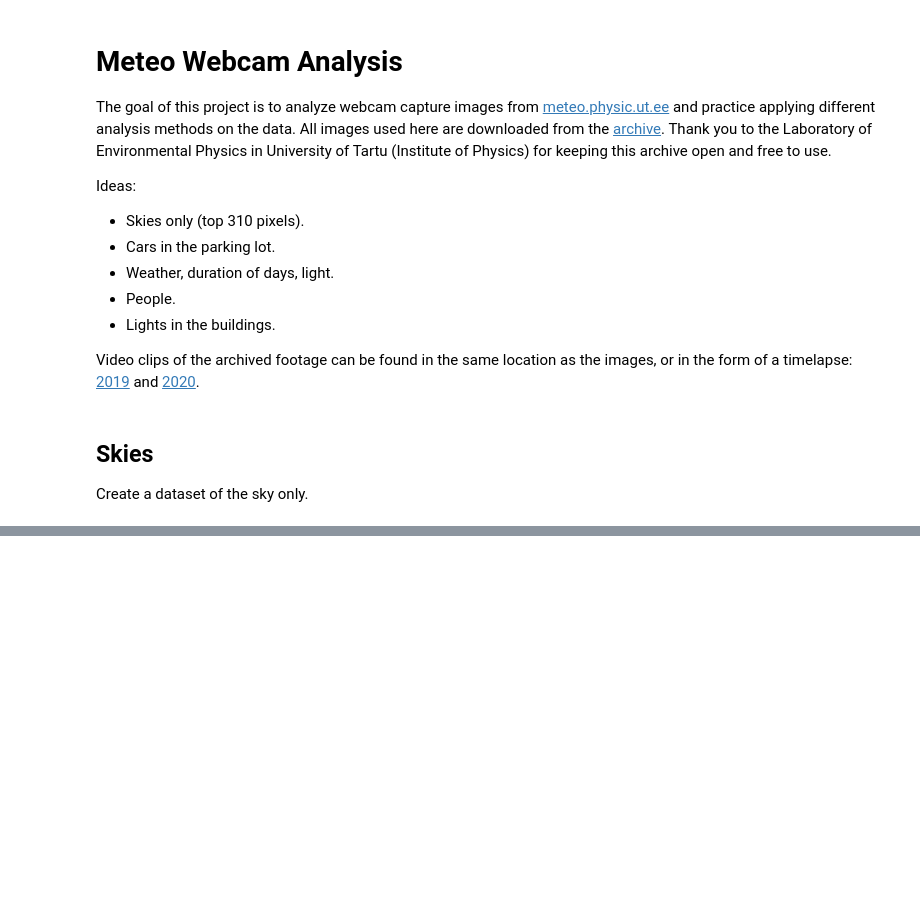
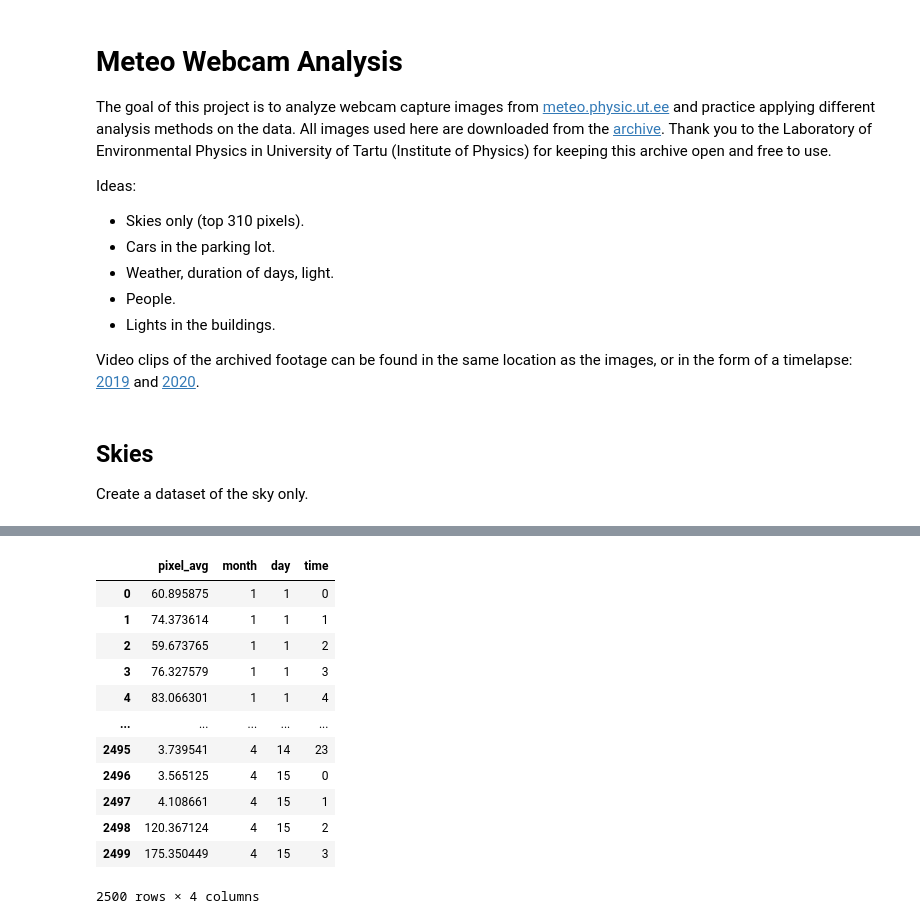
Before and after one commit to tonysln/meteo-webcam, a Jupyter notebook: meteo_webcam_analysis.ipynb, the cells around one changed output, grey strips where cells are left out. Saved outputs shown, nothing was run; the diff lists cells and outputs as text; code cells hidden in the pictures; blank space fills up the shorter version.

```diff
--- a/meteo_webcam_analysis.ipynb
+++ b/meteo_webcam_analysis.ipynb
@@ -94 +95,22 @@ plt.show()
 [figure]
+# %%
+# Average pixel values for each day
+df = pd.DataFrame({"pixel_avg": [np.mean(data[i], axis=(0,1,2)) for i in range(len(data))],
+                   "month": [int(lbl[:2]) for lbl in full_labels],
+                   "day": [int(lbl[2:4]) for lbl in full_labels],
+                   "time": labels})
+df
+# %% [output]
+|  | pixel_avg | month | day | time |
+| 0 | 60.895875 | 1 | 1 | 0 |
+| 1 | 74.373614 | 1 | 1 | 1 |
+| 2 | 59.673765 | 1 | 1 | 2 |
+| 3 | 76.327579 | 1 | 1 | 3 |
+| 4 | 83.066301 | 1 | 1 | 4 |
+| ... | ... | ... | ... | ... |
+| 2495 | 3.739541 | 4 | 14 | 23 |
+| 2496 | 3.565125 | 4 | 15 | 0 |
+| 2497 | 4.108661 | 4 | 15 | 1 |
+| 2498 | 120.367124 | 4 | 15 | 2 |
+| 2499 | 175.350449 | 4 | 15 | 3 |
+2500 rows × 4 columns
```
Also changed, not shown: parts of 8 cells of this notebook.
